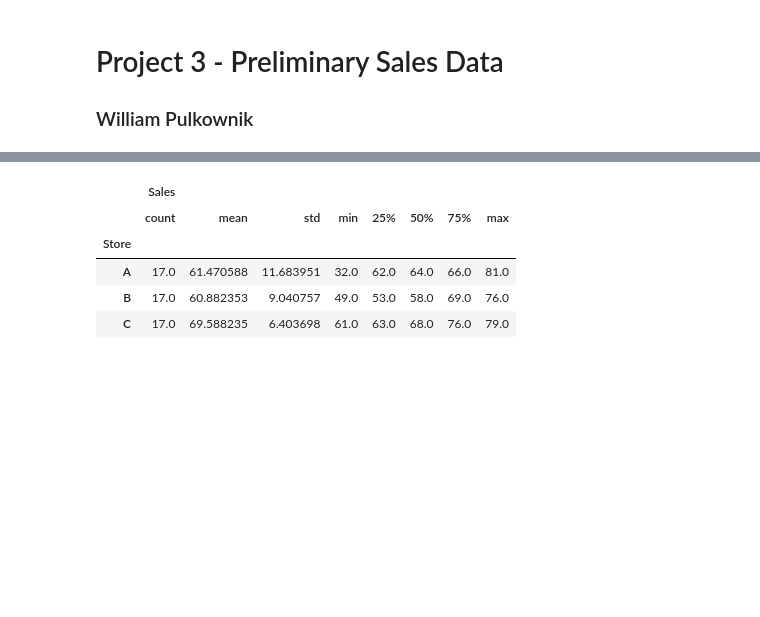
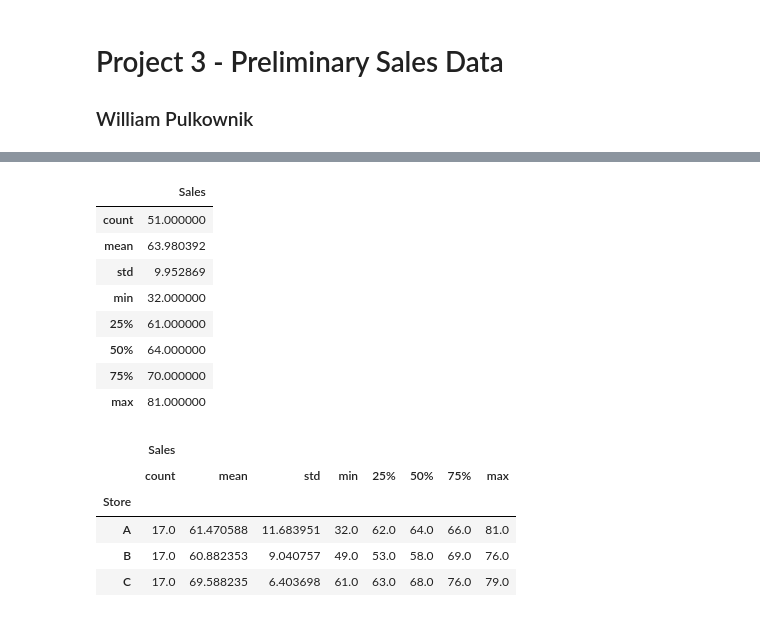
Before and after one commit to mongoosePK/LewisU, a Jupyter notebook: spring20/stats/code/Project 3 - Pulkownik.ipynb, the cells around one changed output, grey strips where cells are left out. Drawn from its saved outputs; the diff is of its cells as text; code cells hidden in the pictures; blank space fills up the shorter version.

```diff
--- a/spring20/stats/code/Project 3 - Pulkownik.ipynb
+++ b/spring20/stats/code/Project 3 - Pulkownik.ipynb
@@ -20 +25,14 @@ df.head()
+# %%
+# get numbers for the whole group
+df.describe()
+# %% [output]
+|  | Sales |
+| count | 51.000000 |
+| mean | 63.980392 |
+| std | 9.952869 |
+| min | 32.000000 |
+| 25% | 61.000000 |
+| 50% | 64.000000 |
+| 75% | 70.000000 |
+| max | 81.000000 |
 # %%
```
Also changed, not shown: parts of 8 cells of this notebook, 1 other file.
